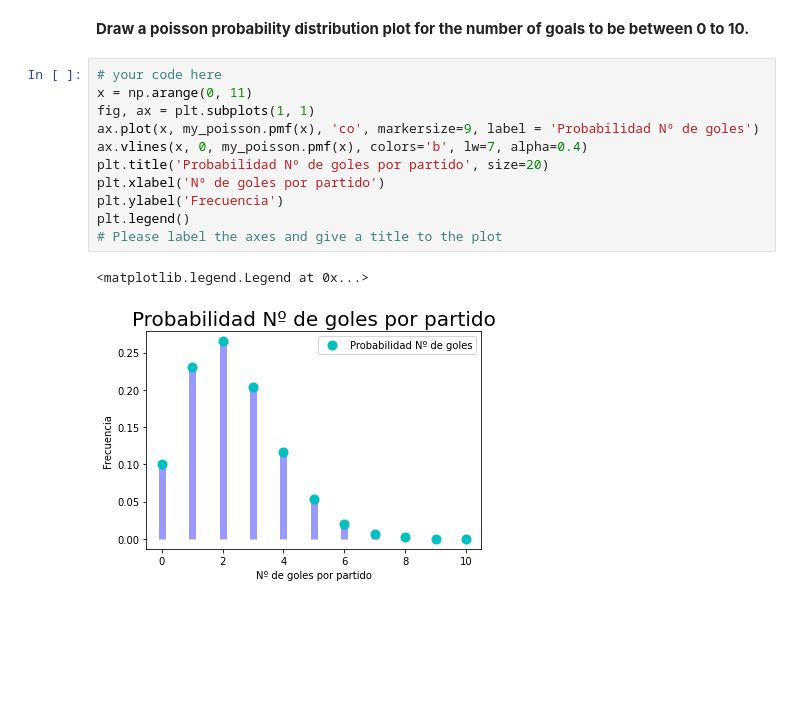
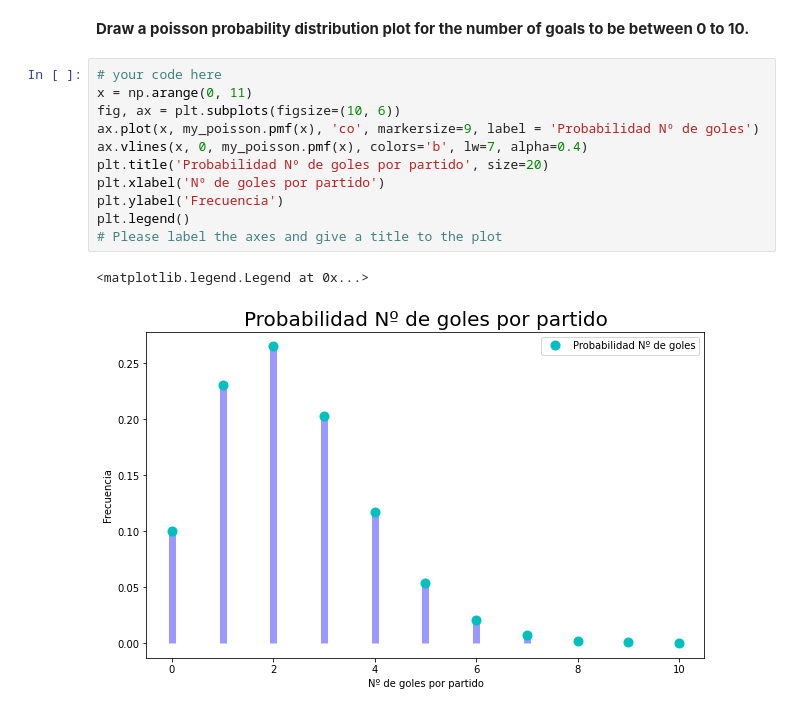
Before and after one commit to Ironhack-Data-Madrid-Marzo-2021/lab-discrete-probability-distribution, a Jupyter notebook: your-code/main.ipynb, the cells around one changed output. Cells and saved outputs as stored; diff of their text form; blank space fills up the shorter version.

```diff
--- a/your-code/main.ipynb
+++ b/your-code/main.ipynb
@@ -170,14 +170,14 @@ my_poisson.pmf(5)
 # %%
 # your code here
 x = np.arange(0, 11)
-fig, ax = plt.subplots(1, 1)
+fig, ax = plt.subplots(figsize=(10, 6))
 ax.plot(x, my_poisson.pmf(x), 'co', markersize=9, label = 'Probabilidad Nº de goles')
 ax.vlines(x, 0, my_poisson.pmf(x), colors='b', lw=7, alpha=0.4)
 plt.title('Probabilidad Nº de goles por partido', size=20)
 plt.xlabel('Nº de goles por partido')
 plt.ylabel('Frecuencia')
 plt.legend()
 # Please label the axes and give a title to the plot
 # %% [output]
 <matplotlib.legend.Legend at 0x...>
-[figure, old version]
+[figure, new version]
```
Also changed, not shown: parts of 2 cells of this notebook.
